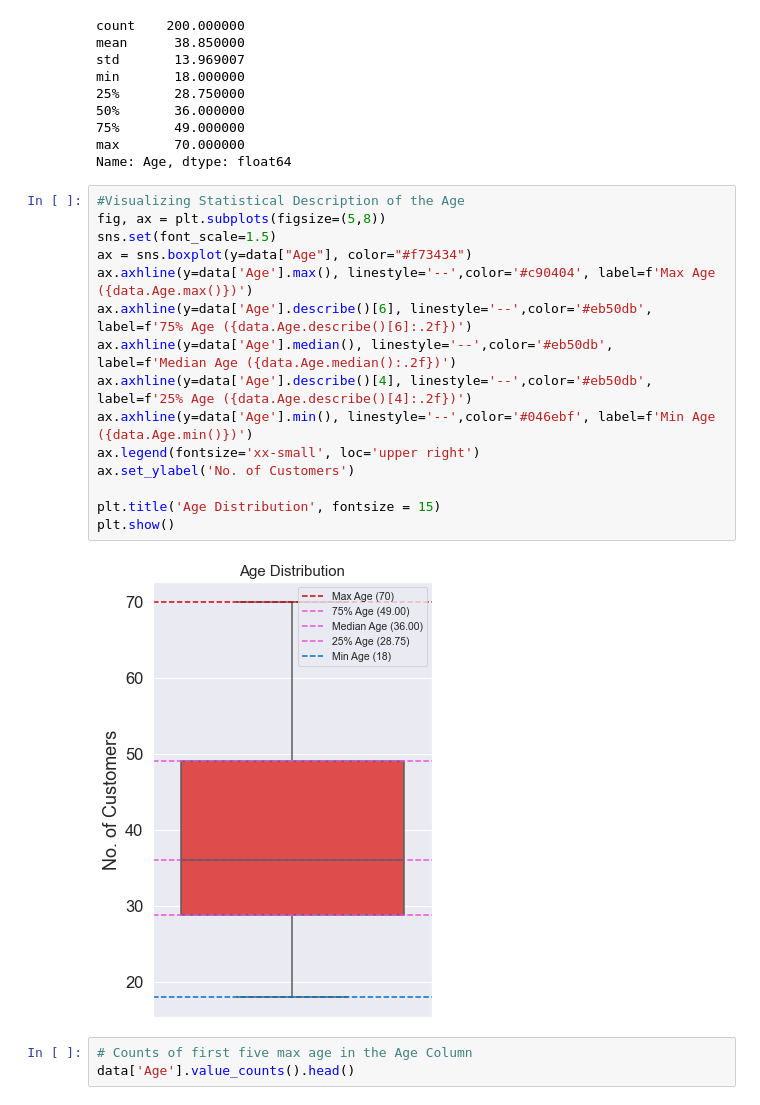
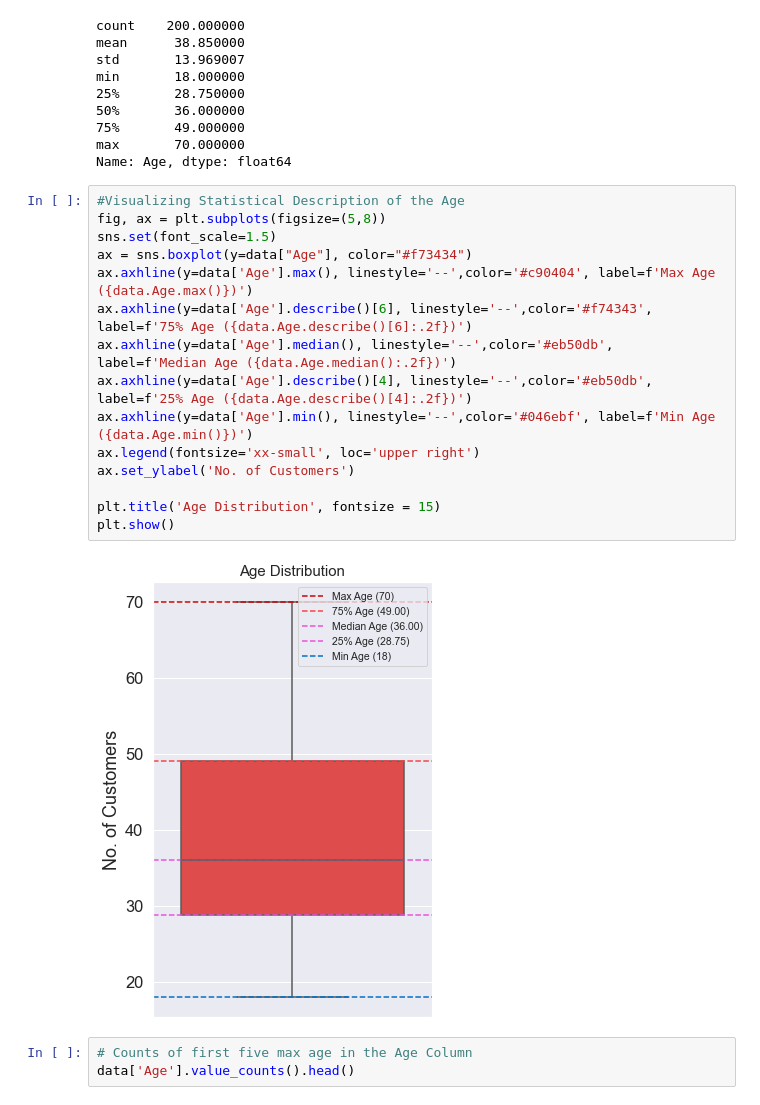
Before and after one commit to mayursrt/customer-segmentation-using-k-means, a Jupyter notebook: Customer Segmentation.ipynb, the cells around one changed output. Saved outputs shown, nothing was run; the diff lists cells and outputs as text.

```diff
--- a/Customer Segmentation.ipynb
+++ b/Customer Segmentation.ipynb
@@ -316,20 +316,20 @@ Name: Age, dtype: float64
 # %%
 #Visualizing Statistical Description of the Age
 fig, ax = plt.subplots(figsize=(5,8))
 sns.set(font_scale=1.5)
 ax = sns.boxplot(y=data["Age"], color="#f73434")
 ax.axhline(y=data['Age'].max(), linestyle='--',color='#c90404', label=f'Max Age ({data.Age.max()})')
-ax.axhline(y=data['Age'].describe()[6], linestyle='--',color='#eb50db', label=f'75% Age ({data.Age.describe()[6]:.2f})')
+ax.axhline(y=data['Age'].describe()[6], linestyle='--',color='#f74343', label=f'75% Age ({data.Age.describe()[6]:.2f})')
 ax.axhline(y=data['Age'].median(), linestyle='--',color='#eb50db', label=f'Median Age ({data.Age.median():.2f})')
 ax.axhline(y=data['Age'].describe()[4], linestyle='--',color='#eb50db', label=f'25% Age ({data.Age.describe()[4]:.2f})')
 ax.axhline(y=data['Age'].min(), linestyle='--',color='#046ebf', label=f'Min Age ({data.Age.min()})')
 ax.legend(fontsize='xx-small', loc='upper right')
 ax.set_ylabel('No. of Customers')
 
 plt.title('Age Distribution', fontsize = 15)
 plt.show()
 # %% [output]
-[figure, old version]
+[figure, new version]
 # %%
 # Counts of first five max age in the Age Column
 data['Age'].value_counts().head()
```
Also changed, not shown: parts of 5 cells of this notebook.
